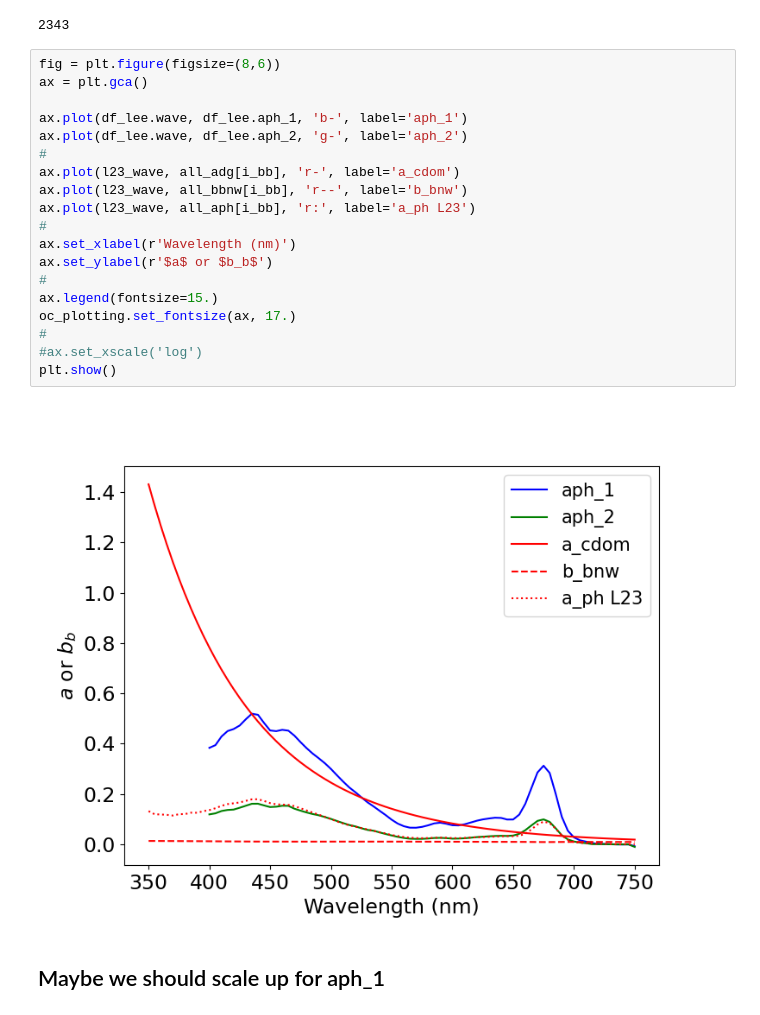
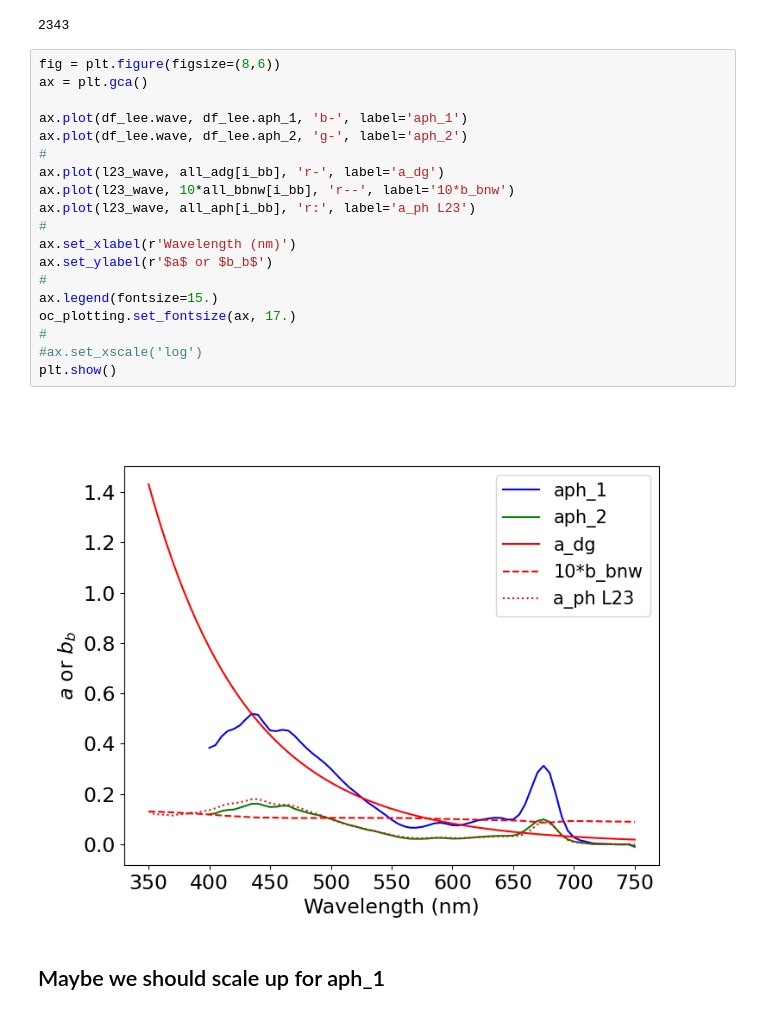
Before and after one commit to ocean-colour/bing, a Jupyter notebook: papers/phytoplankton/Analysis/ZP_Lee.ipynb, the cells around one changed output. Cells and saved outputs as stored; diff of their text form.

```diff
--- a/papers/phytoplankton/Analysis/ZP_Lee.ipynb
+++ b/papers/phytoplankton/Analysis/ZP_Lee.ipynb
@@ -127,24 +136,24 @@ i_bb
 # %%
 fig = plt.figure(figsize=(8,6))
 ax = plt.gca()
 
 ax.plot(df_lee.wave, df_lee.aph_1, 'b-', label='aph_1')
 ax.plot(df_lee.wave, df_lee.aph_2, 'g-', label='aph_2')
 #
-ax.plot(l23_wave, all_adg[i_bb], 'r-', label='a_cdom')
-ax.plot(l23_wave, all_bbnw[i_bb], 'r--', label='b_bnw')
+ax.plot(l23_wave, all_adg[i_bb], 'r-', label='a_dg')
+ax.plot(l23_wave, 10*all_bbnw[i_bb], 'r--', label='10*b_bnw')
 ax.plot(l23_wave, all_aph[i_bb], 'r:', label='a_ph L23')
 #
 ax.set_xlabel(r'Wavelength (nm)')
 ax.set_ylabel(r'$a$ or $b_b$')
 #
 ax.legend(fontsize=15.)
 oc_plotting.set_fontsize(ax, 17.)
 #
 #ax.set_xscale('log')
 plt.show()
 # %% [output]
-[figure, old version]
+[figure, new version]
 # %% [markdown]
 ## Maybe we should scale up for aph_1
 # %% [markdown]
```
Also changed, not shown: parts of 39 cells of this notebook, 5 other files.
